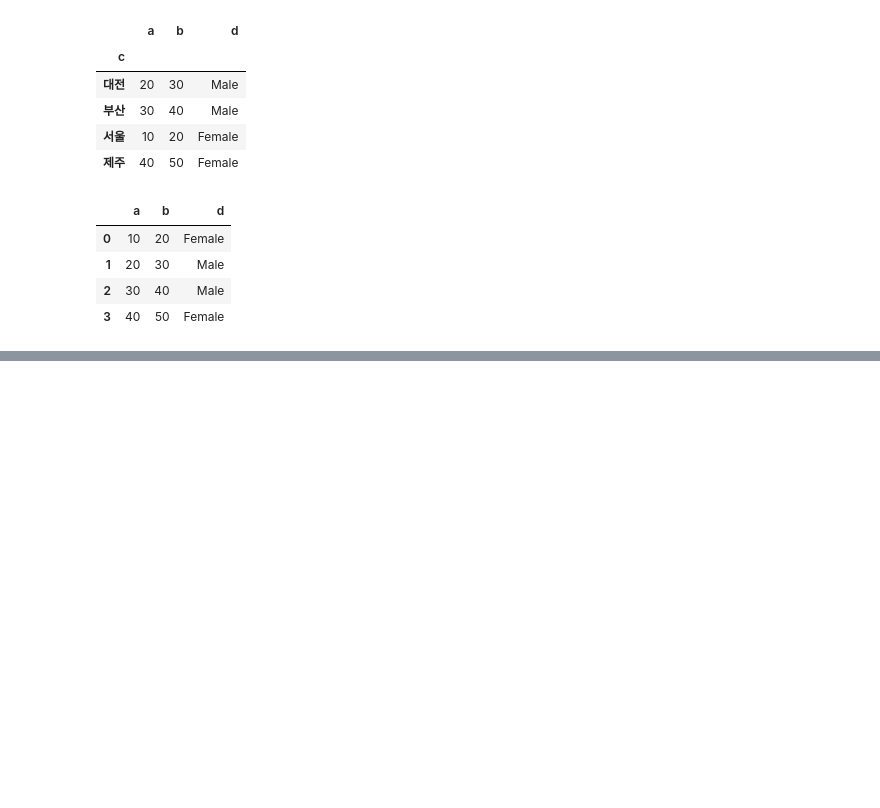
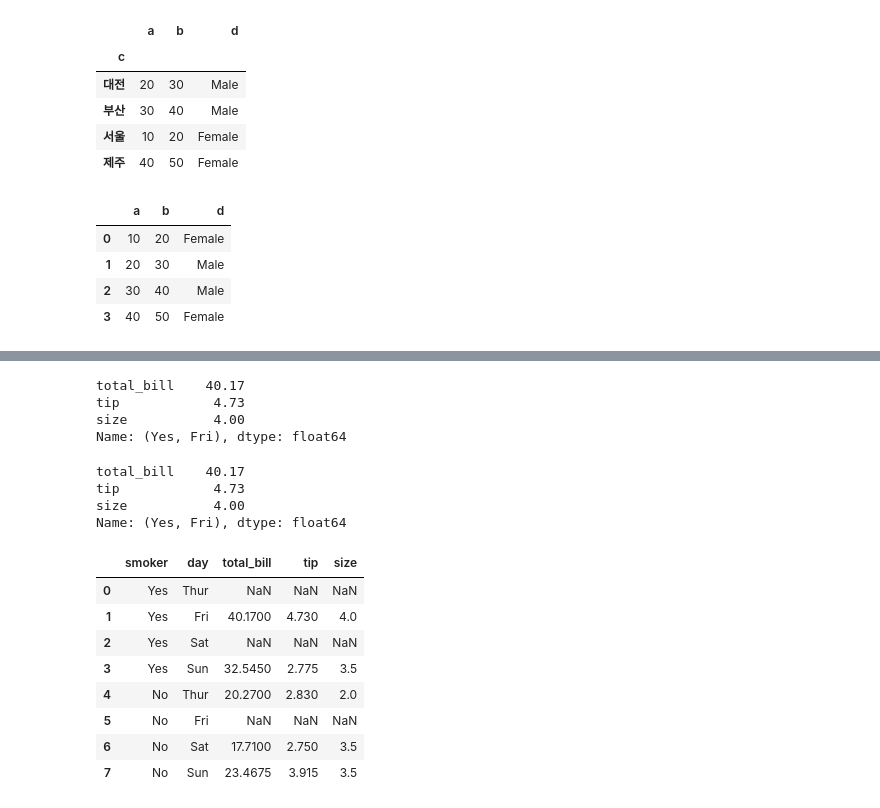
Before and after one commit to moman05/StudyPandas, a Jupyter notebook: 10_pandas_그룹연산.ipynb, the cells around one changed output, grey strips where cells are left out. Cells and saved outputs as stored; diff of their text form; code cells hidden in the pictures; blank space fills up the shorter version.

```diff
--- a/10_pandas_그룹연산.ipynb
+++ b/10_pandas_그룹연산.ipynb
@@ -365,0 +417,12 @@ df2_grp.transform(mean)
+# %%
+# tips 데이터 집합에서 임의의 10개 데이터 추출
+
+# import numpy as np
+# np.random.seed(1234)
+# tips_10 = sns.load_dataset('tips').sample(10)
+# print(tips_10)
+
+tips_10 = sns.load_dataset('tips').sample(
+    10, random_state=1234
+)
+print(tips_10)
@@ -365,0 +561,14 @@ df2_grp.transform(mean)
+# %%
+group_avg.loc['Yes', 'Fri']
+# %% [output]
+total_bill    40.17
+tip            4.73
+size           4.00
+Name: (Yes, Fri), dtype: float64
+# %%
+group_avg.loc[('Yes', 'Fri'), :]
+# %% [output]
+total_bill    40.17
+tip            4.73
+size           4.00
+Name: (Yes, Fri), dtype: float64
@@ -365,0 +578,14 @@ df2_grp.transform(mean)
+# %%
+# 인덱스 초기화 : reset_index 메소드
+group_method = tips_10.groupby(['smoker', 'day']).mean().reset_index()
+group_method
+# %% [output]
+|  | smoker | day | total_bill | tip | size |
+| 0 | Yes | Thur | NaN | NaN | NaN |
+| 1 | Yes | Fri | 40.1700 | 4.730 | 4.0 |
+| 2 | Yes | Sat | NaN | NaN | NaN |
+| 3 | Yes | Sun | 32.5450 | 2.775 | 3.5 |
+| 4 | No | Thur | 20.2700 | 2.830 | 2.0 |
+| 5 | No | Fri | NaN | NaN | NaN |
+| 6 | No | Sat | 17.7100 | 2.750 | 3.5 |
+| 7 | No | Sun | 23.4675 | 3.915 | 3.5 |
```
Also changed, not shown: parts of 32 cells of this notebook, 3 other files.
